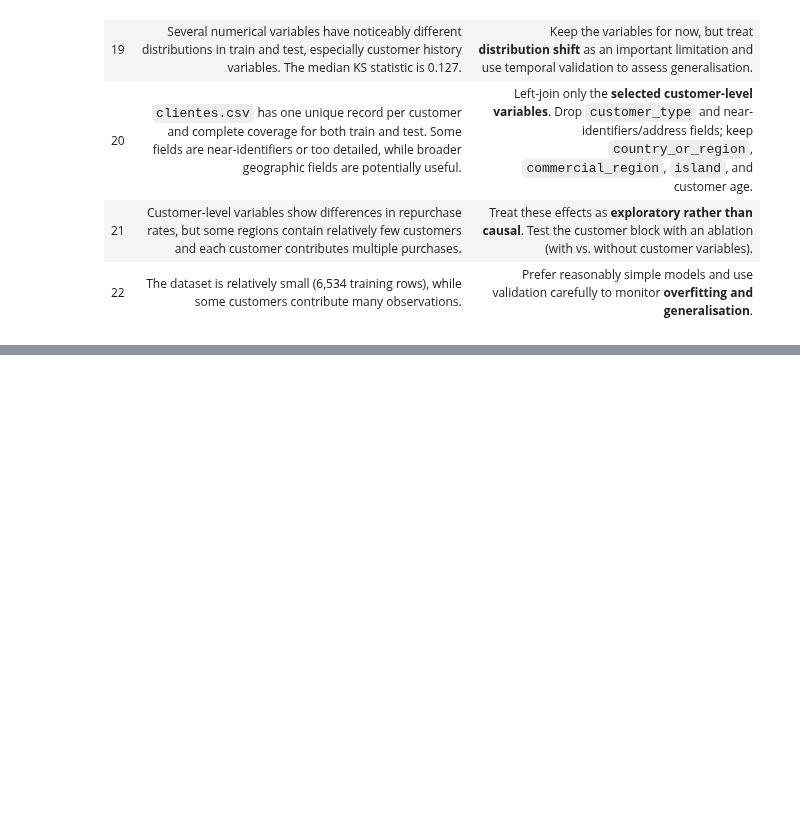
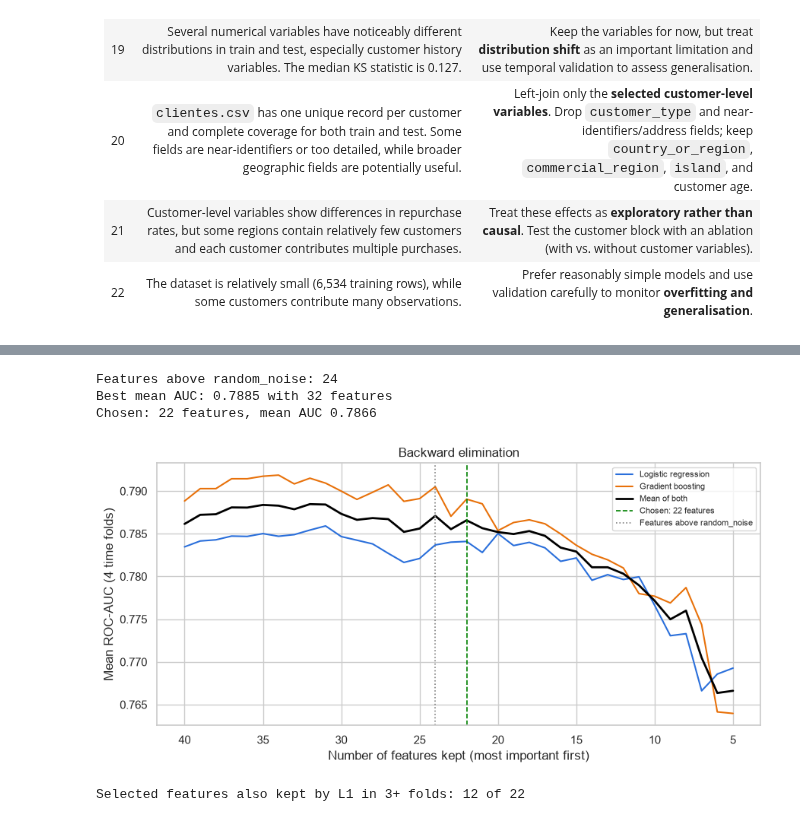
Before and after one commit to Diogo-Alex-Castanheira/Machine_Learning_2627, a Jupyter notebook: Homework_Group27.ipynb, the cells around one changed output, grey strips where cells are left out. Drawn from its saved outputs; the diff is of its cells as text; code cells hidden in the pictures; blank space fills up the shorter version.

```diff
--- a/Homework_Group27.ipynb
+++ b/Homework_Group27.ipynb
@@ -826,0 +1520,66 @@ Customer age at purchase (years): {'count': 6469.0, 'mean': 3.6, 'std': 2.7, 'mi
+# %%
+# rank the features from most to least important (random_noise is only a reference, so we leave it out)
+ranked = [f for f in perm_summary.index if f != 'random_noise']
+noise_rank = list(perm_summary.index).index('random_noise')
+print('Features above random_noise:', noise_rank)
+
+# backward elimination: remove the weakest feature, check the AUC on the 4 folds, repeat
+results = []
+for n in range(len(ranked), 4, -1):
+    lr_auc, _ = cv_folds(ranked[:n], lr_model)
+    hgb_auc, _ = cv_folds(ranked[:n], hgb_model)
+    results.append([n, lr_auc.mean(), hgb_auc.mean()])
+
+curve = pd.DataFrame(results, columns=['n_features', 'LR_ROC_AUC', 'HGB_ROC_AUC']).set_index('n_features')
+curve['mean_AUC'] = (curve['LR_ROC_AUC'] + curve['HGB_ROC_AUC']) / 2
+
+# keep the smallest set that is within 0.002 of the best mean AUC
+best_n = curve['mean_AUC'].idxmax()
+best_auc = curve['mean_AUC'].max()
+n_chosen = curve.index[curve['mean_AUC'] >= best_auc - 0.002].min()
+selected = ranked[:n_chosen]
+print(f'Best mean AUC: {best_auc:.4f} with {best_n} features')
+print(f'Chosen: {n_chosen} features, mean AUC {curve.loc[n_chosen, "mean_AUC"]:.4f}')
+
+fig, ax = plt.subplots(figsize=(9, 4.5))
+ax.plot(curve.index, curve['LR_ROC_AUC'], color='#2a6fdb', lw=1.5, label='Logistic regression')
+ax.plot(curve.index, curve['HGB_ROC_AUC'], color='#e8710a', lw=1.5, label='Gradient boosting')
+ax.plot(curve.index, curve['mean_AUC'], color='black', lw=2, label='Mean of both')
+ax.axvline(n_chosen, color='green', ls='--', lw=1.2, label=f'Chosen: {n_chosen} features')
+ax.axvline(noise_rank, color='grey', ls=':', lw=1.2, label='Features above random_noise')
+ax.set_xlabel('Number of features kept (most important first)')
+ax.set_ylabel('Mean ROC-AUC (4 time folds)')
+ax.set_title('Backward elimination')
+ax.invert_xaxis()
+ax.legend(fontsize=8)
+plt.tight_layout()
+plt.show()
+
+# one line per candidate feature with the reason for keeping or dropping it
+decision = pd.DataFrame(index=all_candidates)
+decision['L1_folds(C=0.05)'] = l1_counts['C=0.05']
+decision['perm_mean'] = perm_summary['mean_auc_drop'].round(4)
+reason = {}
+for f in all_candidates:
+    if f == 'random_noise':
+        reason[f] = 'drop: negative control'
+    elif f in near_constant.index:
+        reason[f] = 'drop: near-constant'
+    elif f in list(redundant['dropped']):
+        reason[f] = 'drop: redundant with ' + redundant.set_index('dropped').loc[f, 'kept_instead']
+    elif f in selected:
+        reason[f] = 'KEEP'
+    else:
+        reason[f] = 'drop: removed by backward elimination'
+decision['decision'] = pd.Series(reason)
+
+agree = (decision.loc[selected, 'L1_folds(C=0.05)'] >= 3).sum()
+print('Selected features also kept by L1 in 3+ folds:', agree, 'of', len(selected))
+with pd.option_context('display.max_rows', 100):
+    display(decision.dropna(subset=['perm_mean']).sort_values('perm_mean', ascending=False))
+# %% [output]
+Features above random_noise: 24
+Best mean AUC: 0.7885 with 32 features
+Chosen: 22 features, mean AUC 0.7866
+[figure, added]
+Selected features also kept by L1 in 3+ folds: 12 of 22
```
Also changed, not shown: parts of 62 cells of this notebook, 2 other files.
